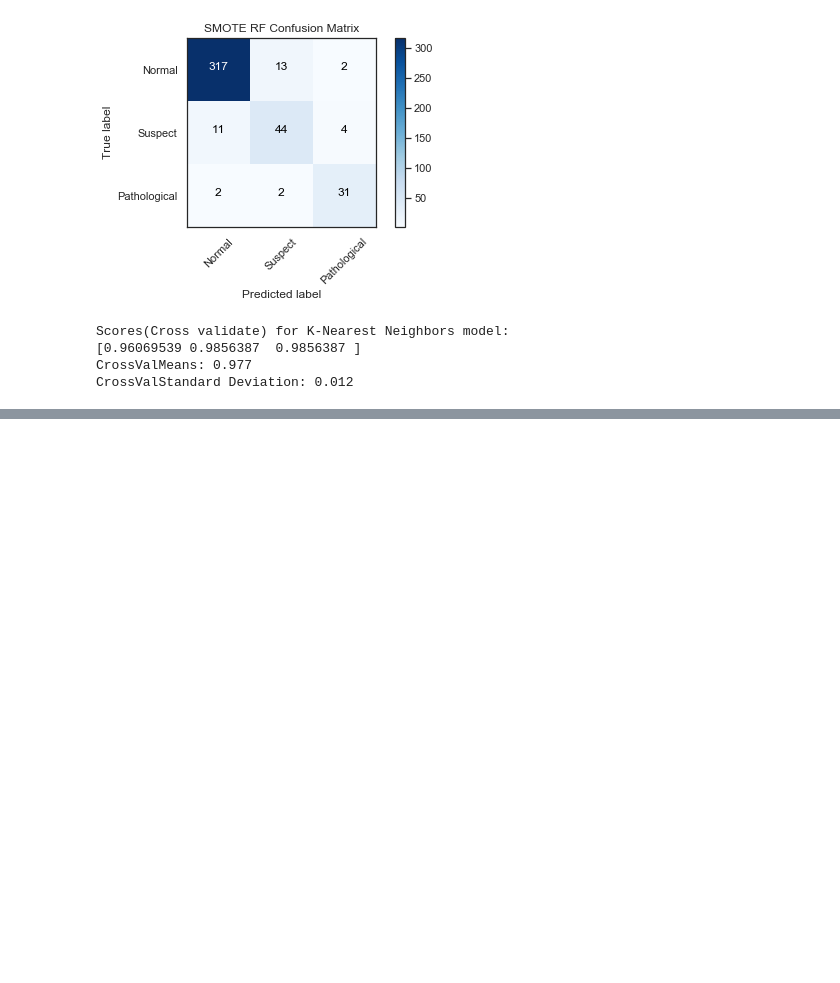
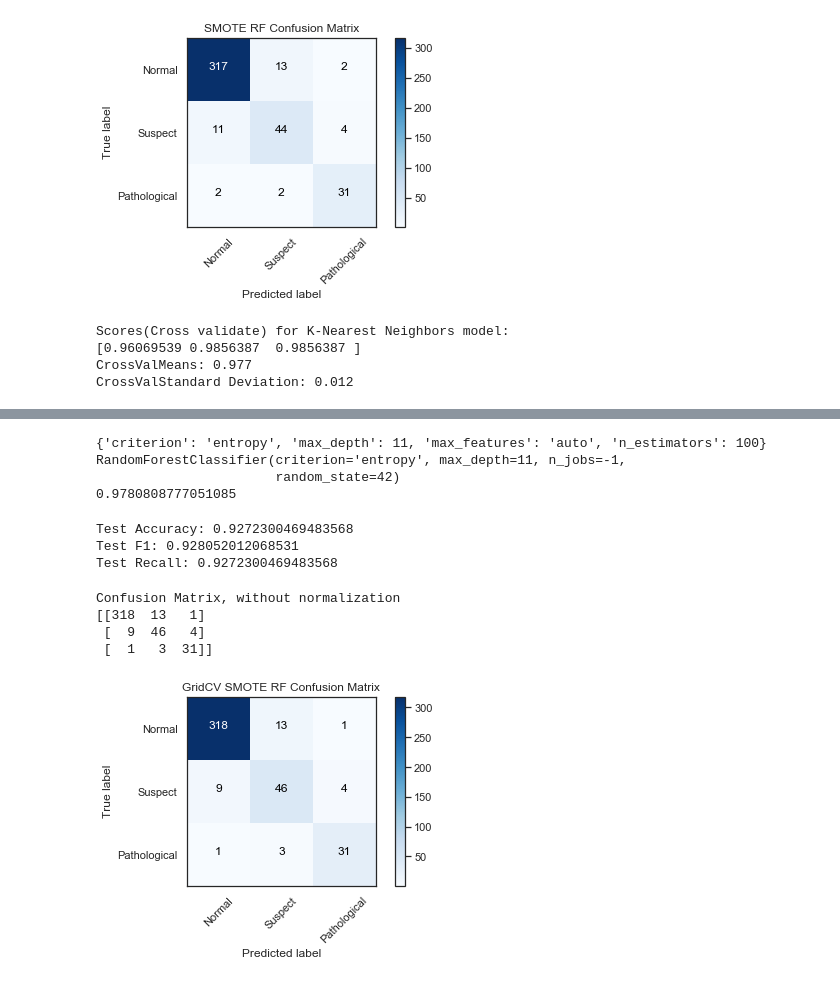
Before and after one commit to JVasquez5/IBM-Machine-Learning-Professional-Certificate, a Jupyter notebook: Module_3/fetal_health.ipynb, the cells around one changed output, grey strips where cells are left out. Cells and saved outputs as stored; diff of their text form; code cells hidden in the pictures; blank space fills up the shorter version.

```diff
--- a/Module_3/fetal_health.ipynb
+++ b/Module_3/fetal_health.ipynb
@@ -614,0 +619,18 @@ CrossValStandard Deviation: 0.012
+# %%
+rf_params = {
+    'n_estimators': [75, 100, 125],
+    'max_features': [.25, .35, 'auto'],
+    'max_depth' : [7, 9, 11],
+    'criterion' : ['entropy']
+}
+# %%
+GridSearchCV_rf = GridSearchCV(estimator=rf,
+                           param_grid=rf_params,
+                           cv= 5,
+                           scoring='accuracy',
+                           verbose=1,
+                           n_jobs=-1
+                          )
+# %%
+# Fit model with train data
+GridSearchCV_rf.fit(X_train_smote, y_train_smote)
@@ -614,0 +648,35 @@ CrossValStandard Deviation: 0.012
+# %%
+#Identifying Best Parameters
+print(GridSearchCV_rf.best_params_)
+print(GridSearchCV_rf.best_estimator_)
+#Identifying Best Score During Fitting with Cross-Validation
+print(GridSearchCV_rf.best_score_)
+# %% [output]
+{'criterion': 'entropy', 'max_depth': 11, 'max_features': 'auto', 'n_estimators': 100}
+RandomForestClassifier(criterion='entropy', max_depth=11, n_jobs=-1,
+                       random_state=42)
+0.9780808777051085
+# %%
+#Predicting Test Set
+GridSearchCV_rf_preds = GridSearchCV_rf.best_estimator_.predict(X_test)
+
+# Checking Accuracy, F1, Recall Scores
+print('Test Accuracy:' , accuracy_score(y_test, GridSearchCV_rf_preds))
+# F1 score
+print('Test F1:' , f1_score(y_test, GridSearchCV_rf_preds, average='weighted'))
+# Recall
+print('Test Recall:' , recall_score(y_test, GridSearchCV_rf_preds, average='weighted'))
+# %% [output]
+Test Accuracy: 0.9272300469483568
+Test F1: 0.928052012068531
+Test Recall: 0.9272300469483568
+# %%
+cm_rf_smote_cv=metrics.confusion_matrix(y_test,GridSearchCV_rf_preds)
+plot_confusion_matrix(cm_rf_smote_cv, classes=['Normal', 'Suspect', 'Pathological'],
+                      title='GridCV SMOTE RF Confusion Matrix')
+# %% [output]
+Confusion Matrix, without normalization
+[[318  13   1]
+ [  9  46   4]
+ [  1   3  31]]
+[figure, added]
```
Also changed, not shown: parts of 6 cells of this notebook.
